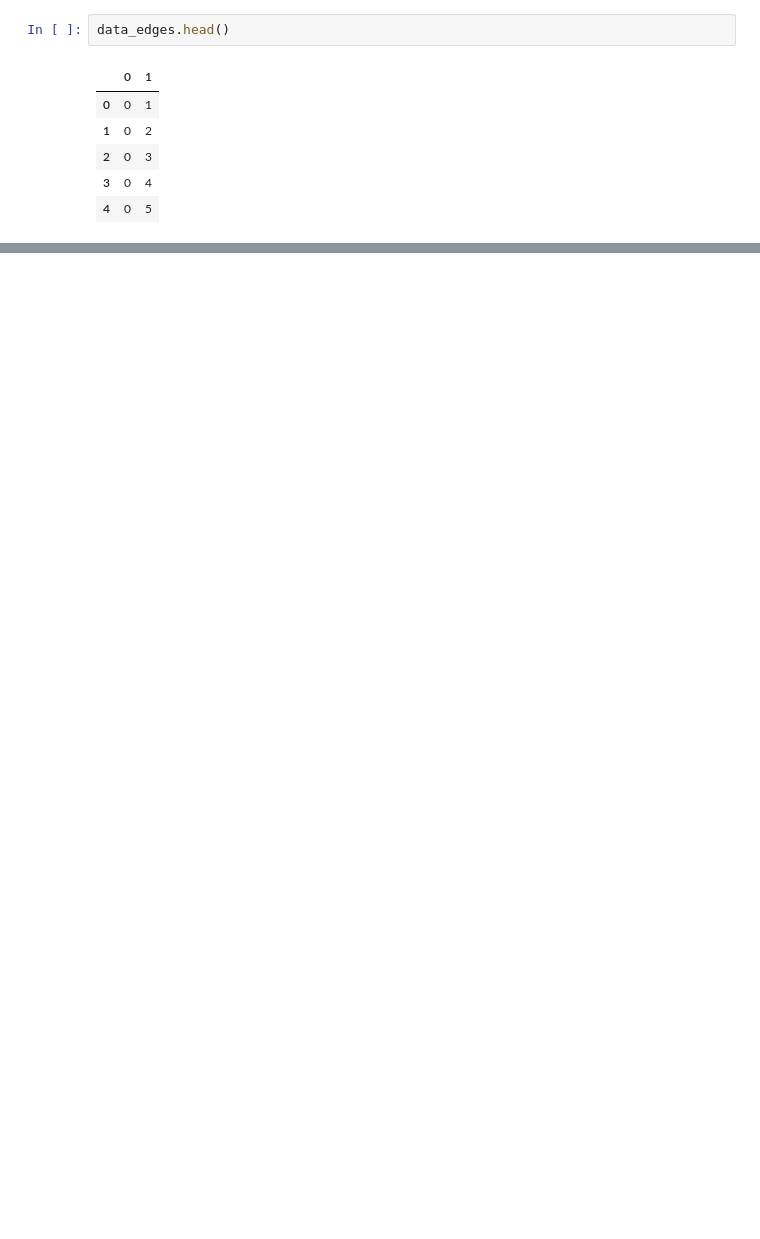
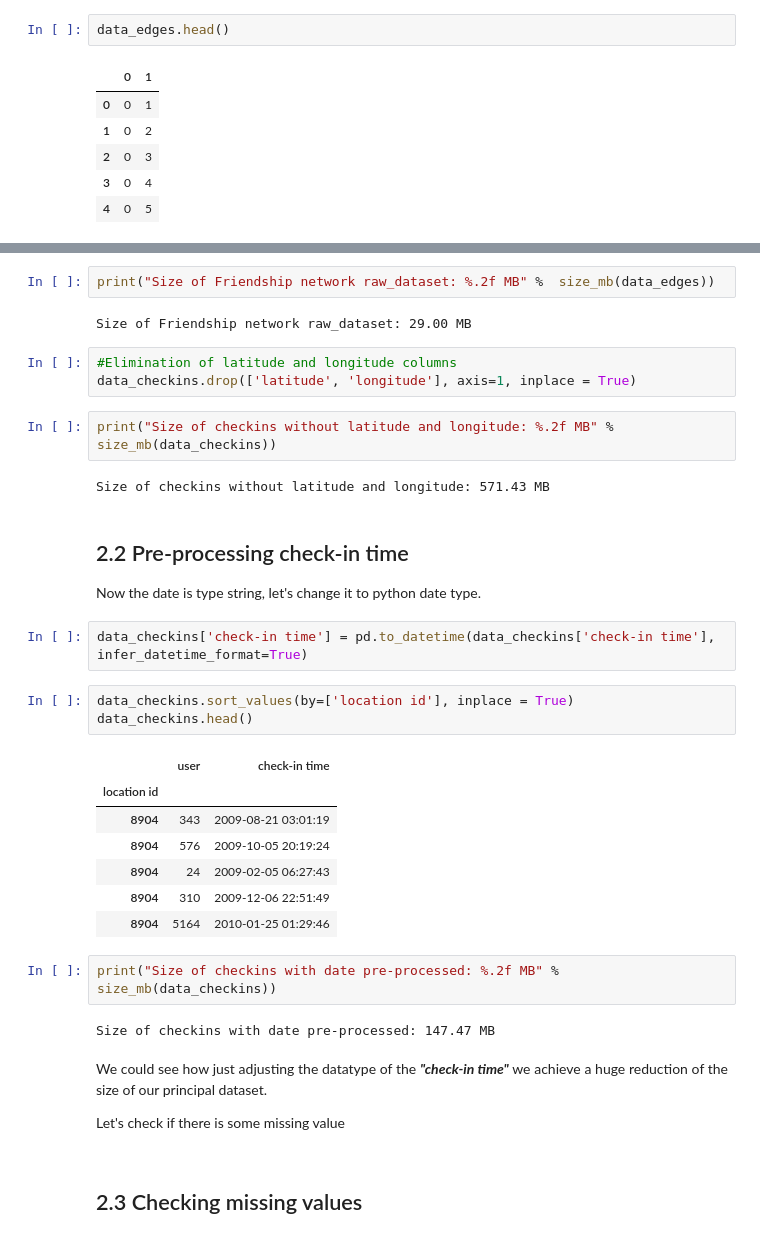
Before and after one commit to secano97/Gowalla, a Jupyter notebook: Data Understanding.ipynb, the cells around one changed output, grey strips where cells are left out. Drawn from its saved outputs; the diff is of its cells as text; blank space fills up the shorter version.

```diff
--- a/Data Understanding.ipynb
+++ b/Data Understanding.ipynb
@@ -68,0 +93,38 @@ data_checkins.head(5)
+# %%
+print("Size of Friendship network raw_dataset: %.2f MB" %  size_mb(data_edges))
+# %% [output]
+Size of Friendship network raw_dataset: 29.00 MB
+# %%
+#Elimination of latitude and longitude columns
+data_checkins.drop(['latitude', 'longitude'], axis=1, inplace = True)
+# %%
+print("Size of checkins without latitude and longitude: %.2f MB" %  size_mb(data_checkins))
+# %% [output]
+Size of checkins without latitude and longitude: 571.43 MB
+# %% [markdown]
+## 2.2 Pre-processing check-in time
+Now the date is type string, let's change it to python date type.
+# %%
+data_checkins['check-in time'] = pd.to_datetime(data_checkins['check-in time'], infer_datetime_format=True)
+# %%
+data_checkins.sort_values(by=['location id'], inplace = True)
+data_checkins.head()
+# %% [output]
+|  | user | check-in time |
+| location id |  |  |
+| 8904 | 343 | 2009-08-21 03:01:19 |
+| 8904 | 576 | 2009-10-05 20:19:24 |
+| 8904 | 24 | 2009-02-05 06:27:43 |
+| 8904 | 310 | 2009-12-06 22:51:49 |
+| 8904 | 5164 | 2010-01-25 01:29:46 |
+# %%
+print("Size of checkins with date pre-processed: %.2f MB" %  size_mb(data_checkins))
+# %% [output]
+Size of checkins with date pre-processed: 147.47 MB
+# %% [markdown]
+<p style="text-align:justify"> We could see how just adjusting the datatype of the <b><em>"check-in time"</em></b> we achieve a huge reduction of the size of our principal dataset.
+
+Let's check if there is some missing value
+</p>
+# %% [markdown]
+## 2.3 Checking missing values
```
Also changed, not shown: parts of 60 cells of this notebook.
